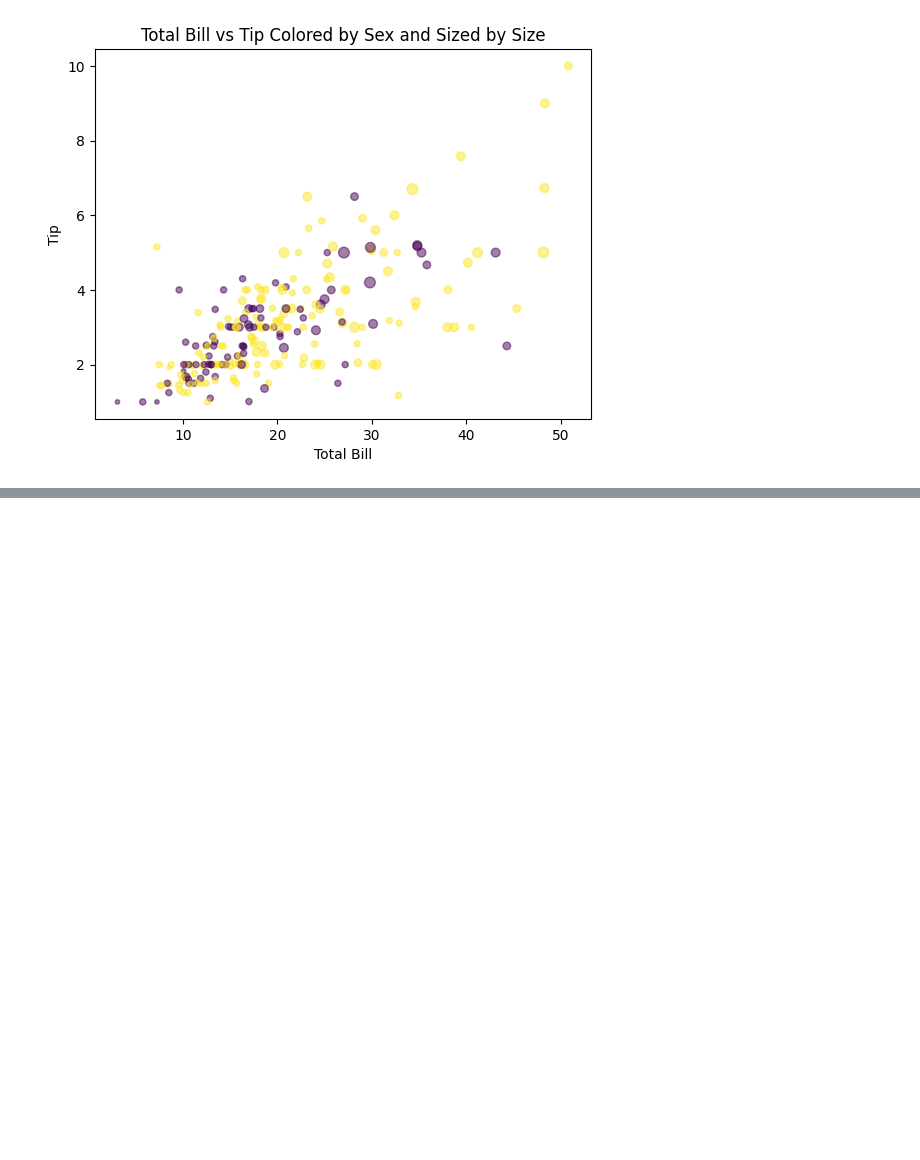
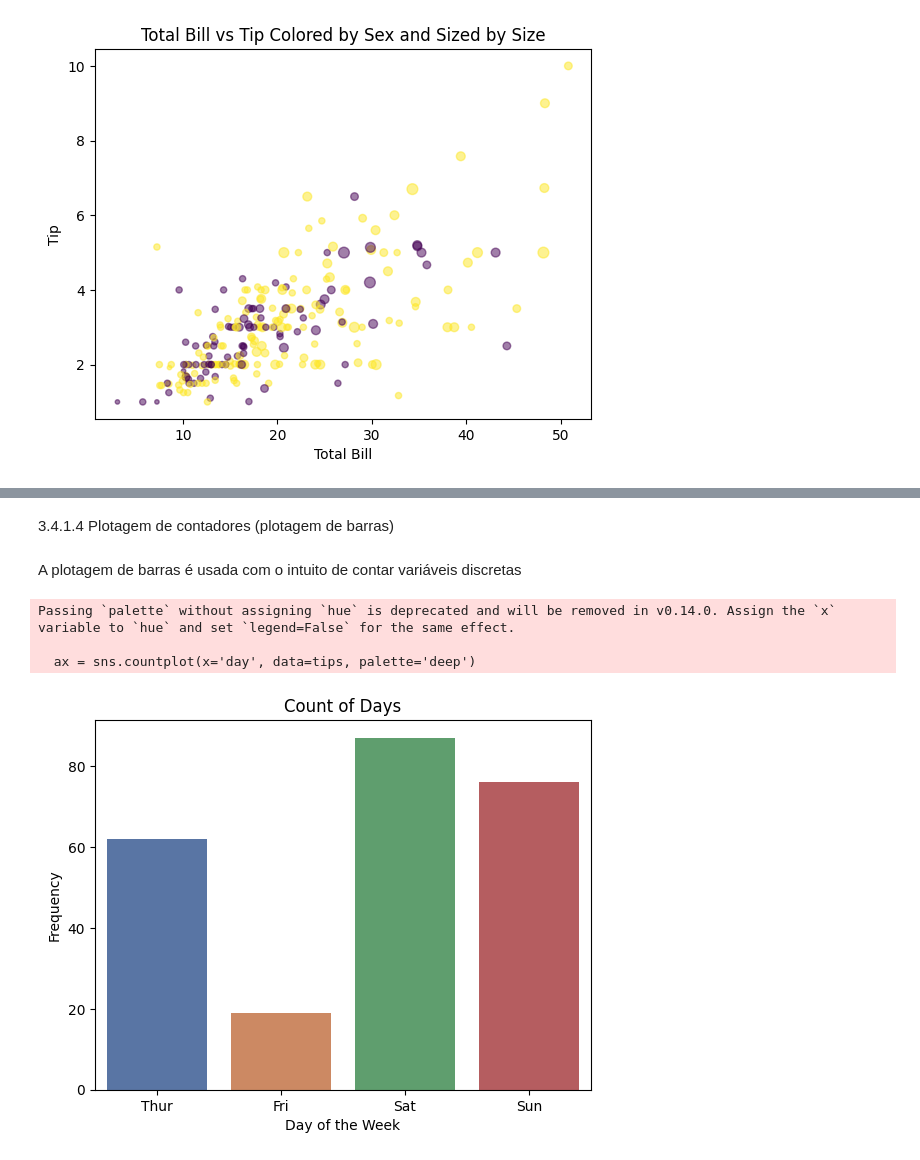
Before and after one commit to LuizGiehl/PFE, a Jupyter notebook: src/cap3.ipynb, the cells around one changed output, grey strips where cells are left out. Drawn from its saved outputs; the diff is of its cells as text; code cells hidden in the pictures; blank space fills up the shorter version.

```diff
--- a/src/cap3.ipynb
+++ b/src/cap3.ipynb
@@ -224,0 +277,22 @@ pg 102
+# %% [markdown]
+3.4.1.4 Plotagem de contadores (plotagem de barras)
+# %% [markdown]
+A plotagem de barras é usada com o intuito de contar variáveis discretas
+# %%
+count, ax = plt.subplots()
+
+#ao passar uma coluna de dados do dataframe você deve especificar em qual eixo ela irá apareceer EX: x='day'
+#se quiser que as barras fiquem coloridas precissa passar uma paleta de cores
+#existem paletas do próprio seaborn mas caso queira você pode criar suas próprias
+ax = sns.countplot(x='day', data=tips, palette='deep')
+
+ax.set_title('Count of Days')
+ax.set_xlabel('Day of the Week')
+ax.set_ylabel('Frequency')
+
+plt.show()
+# %% [output]
+Passing `palette` without assigning `hue` is deprecated and will be removed in v0.14.0. Assign the `x` variable to `hue` and set `legend=False` for the same effect.
+
+  ax = sns.countplot(x='day', data=tips, palette='deep')
+[figure, added]
```
Also changed, not shown: parts of 17 cells of this notebook.
